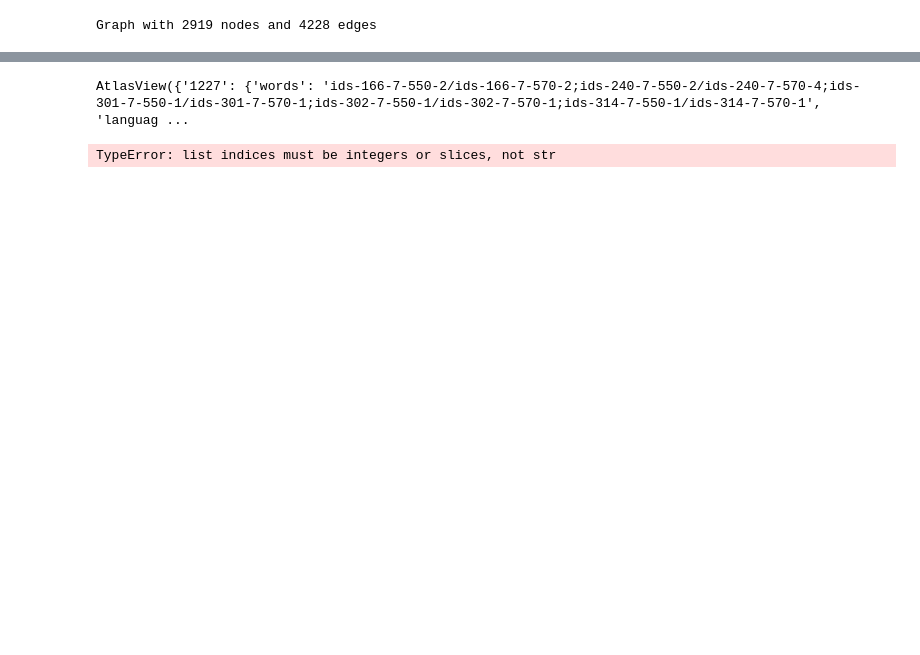
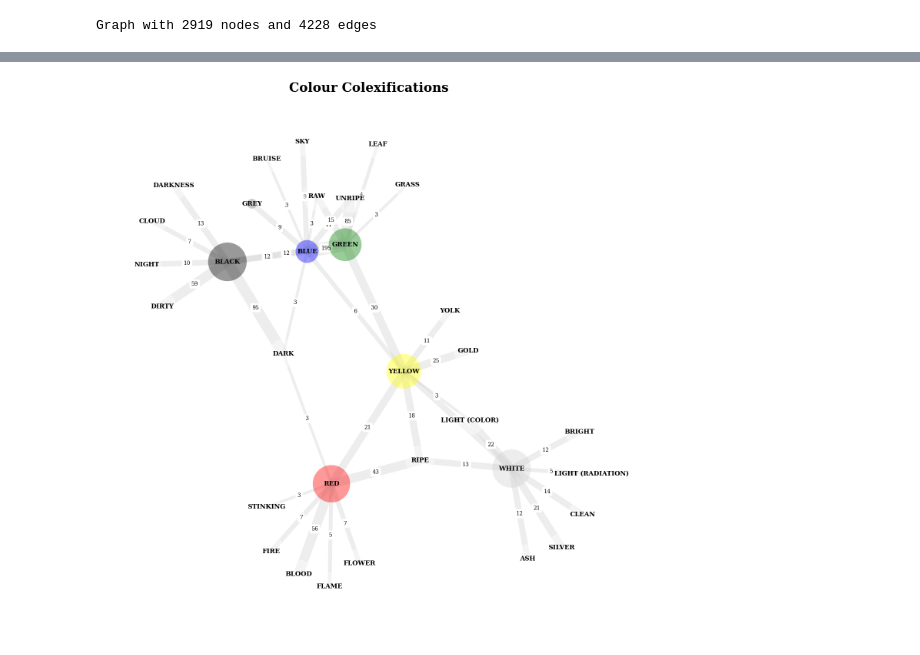
Before and after one commit to joshbrook/colour-colex, a Jupyter notebook: clics.ipynb, the cells around one changed output, grey strips where cells are left out. Drawn from its saved outputs; the diff is of its cells as text; code cells hidden in the pictures; blank space fills up the shorter version.

```diff
--- a/clics.ipynb
+++ b/clics.ipynb
@@ -178,4 +165,0 @@ plt.show()
-# %%
-g["1132"]
-# %% [output]
-AtlasView({'1227': {'words': 'ids-166-7-550-2/ids-166-7-570-2;ids-240-7-550-2/ids-240-7-570-4;ids-301-7-550-1/ids-301-7-570-1;ids-302-7-550-1/ids-302-7-570-1;ids-314-7-550-1/ids-314-7-570-1', 'languag ...
@@ -185,4 +166,4 @@ def graph_by_family(fam):
-# %%
-graph_per_family("Indo-European")
-# %% [output]
-TypeError: list indices must be integers or slices, not str
+# %%
+reduced = draw_all(g)
+# %% [output]
+[figure, added]
```
Also changed, not shown: parts of 18 cells of this notebook, 22 other files.
